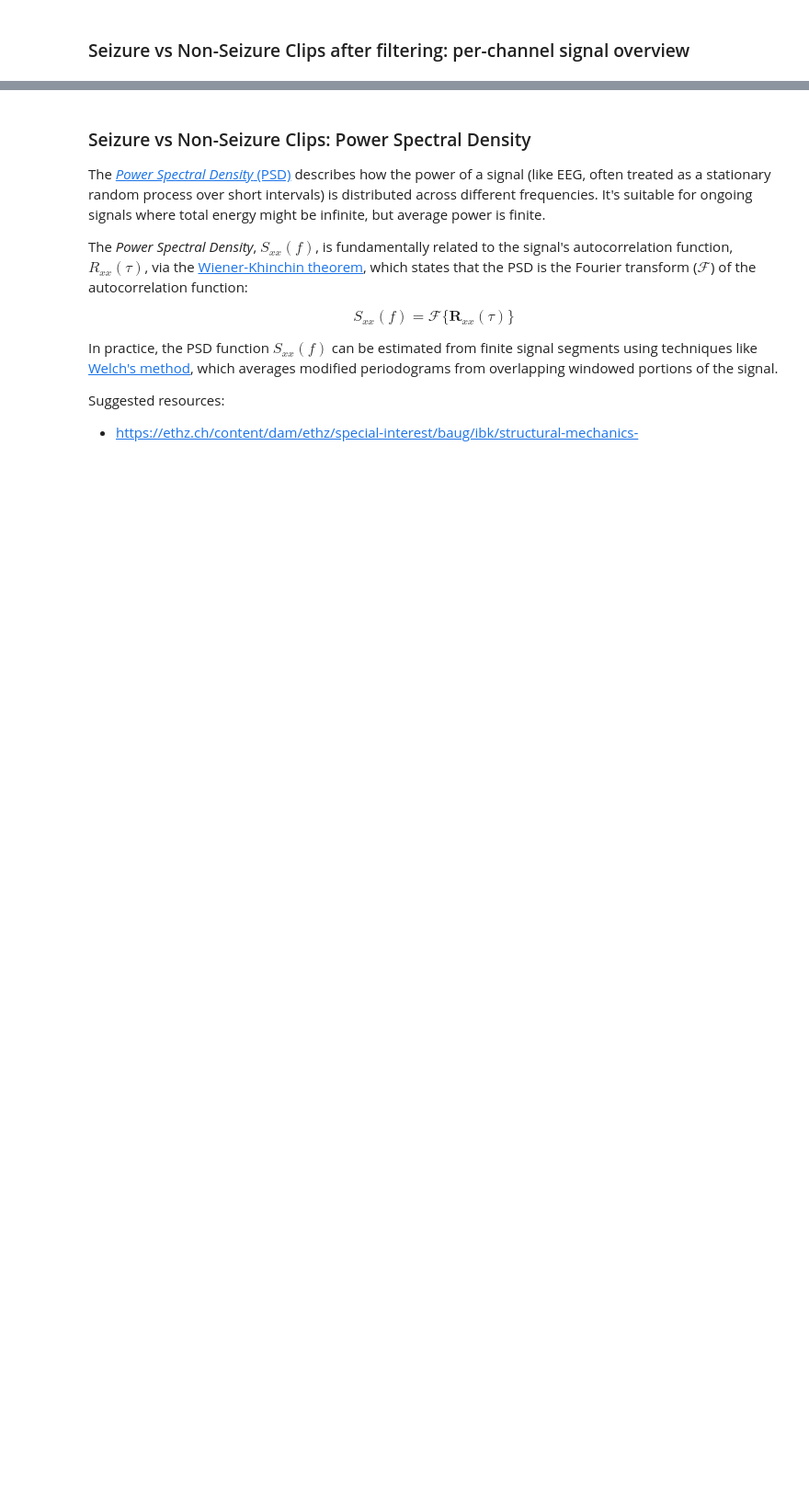
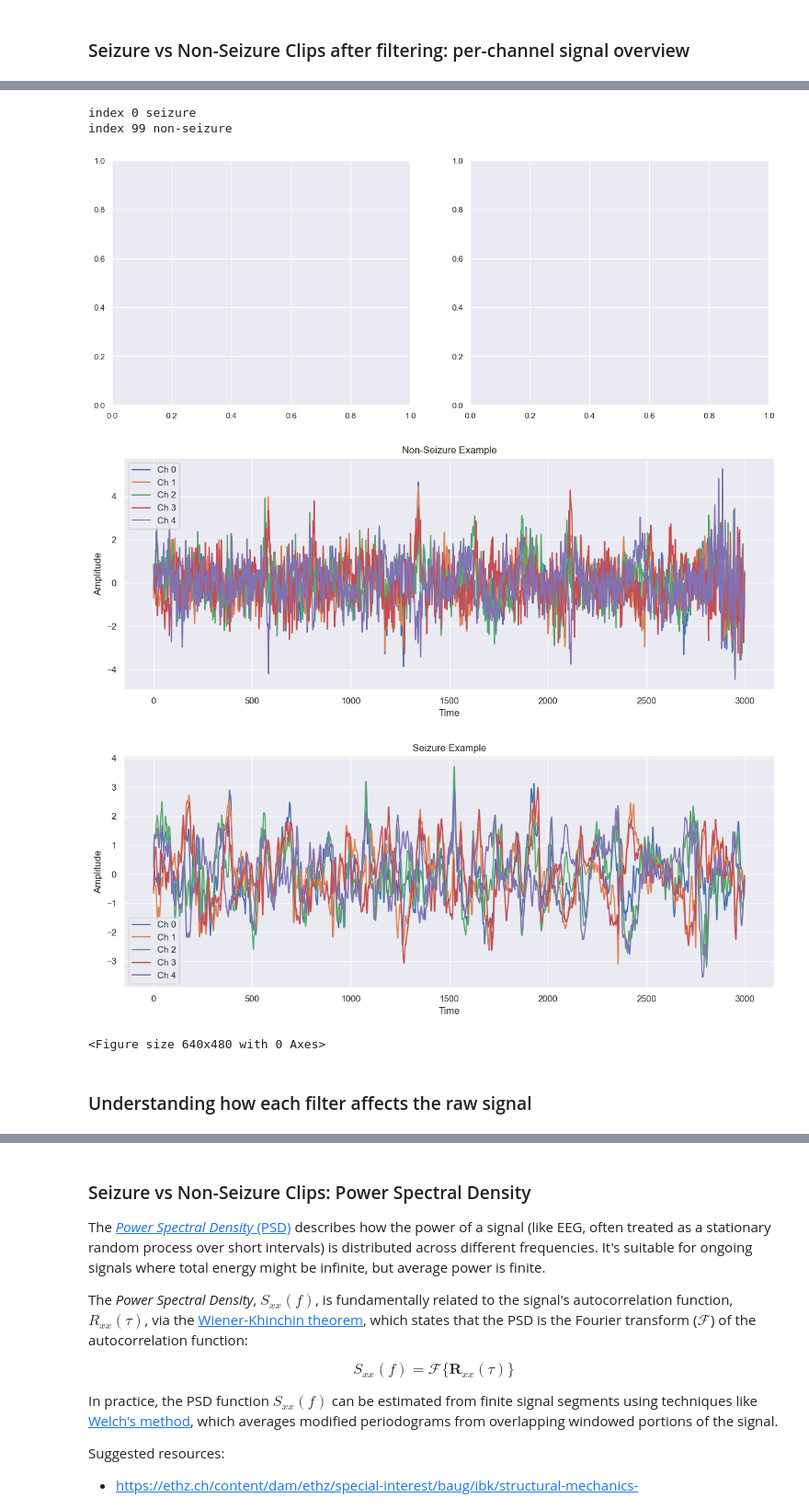
Before and after one commit to NeuroNML/NeuroGraphNet, a Jupyter notebook: neuro-eeg.ipynb, the cells around one changed output, grey strips where cells are left out. Shown at 92% size. Saved outputs shown, nothing was run; the diff lists cells and outputs as text; code cells hidden in the pictures; blank space fills up the shorter version.

```diff
--- a/neuro-eeg.ipynb
+++ b/neuro-eeg.ipynb
@@ -422,0 +386,61 @@ plt.show()
+# %%
+%aimport src.utils.plot
+from src.utils.plot import plot_eeg_clip, plot_signals
+
+MAX_ITERATION_LIMIT=10_000
+seizure_example = None
+non_seizure_example = None
+
+# skip first entry
+for i, clip in enumerate(dataset_tr[1:]):
+    # get the EEG clip and its label
+    x, y = clip.x, clip.y  # Unpack the clip
+    if y == 1 and seizure_example is None:
+        print("index",i,"seizure")
+        seizure_example = (x,i)
+    elif y == 0 and non_seizure_example is None:
+        print("index",i,"non-seizure")
+        non_seizure_example = (x,i)
+
+    # Stop if both examples are found
+    if seizure_example is not None and non_seizure_example is not None:
+        break
+    # add limit to search
+    if i > MAX_ITERATION_LIMIT:
+        print("Warning: Reached iteration limit before finding both example types.")
+        break
+# %% [output]
+index 0 seizure
+index 99 non-seizure
+# %%
+# Plot non-seizure example on the first subplot (axes[0])
+fig, axes = plt.subplots(1, 2, figsize=(16, 6)) # Adjusted figsize for better aspect ratio
+
+if non_seizure_example is not None:
+    plot_signals(non_seizure_example[0], "Non-Seizure Example")
+    plot_eeg_clip(non_seizure_example[0], "Non-Seizure Example",
+                    dataset_tr.sampling_rate, dataset_tr.channels, offset_factor=10, ax=axes[0])
+else:
+    print("\n❌ Could not find a non-seizure example clip to plot.")
+    axes[0].text(0.5, 0.5, "Non-seizure example not found", ha='center', va='center', fontsize=12)
+    axes[0].set_title("Non-Seizure Example")
+
+# Plot seizure example on the second subplot (axes[1])
+if seizure_example is not None:
+    plot_signals(seizure_example[0], "Seizure Example")
+    plot_eeg_clip(seizure_example[0], "Seizure Example",
+                    dataset_tr.sampling_rate, dataset_tr.channels, offset_factor=10, ax=axes[1])
+else:
+    print("\n❌ Could not find a seizure example clip to plot.")
+    axes[1].text(0.5, 0.5, "Seizure example not found", ha='center', va='center', fontsize=12)
+    axes[1].set_title("Seizure Example")
+
+plt.tight_layout(rect=[0, 0, 1, 0.95]) # Adjust layout to make space for suptitle
+plt.show()
+# %% [output]
+[figure, added]
+[figure, added]
+[figure, added]
+<Figure size 640x480 with 0 Axes>
+# %% [markdown]
+### Understanding how each filter affects the raw signal
```
Also changed, not shown: parts of 37 cells of this notebook, 9 other files.
